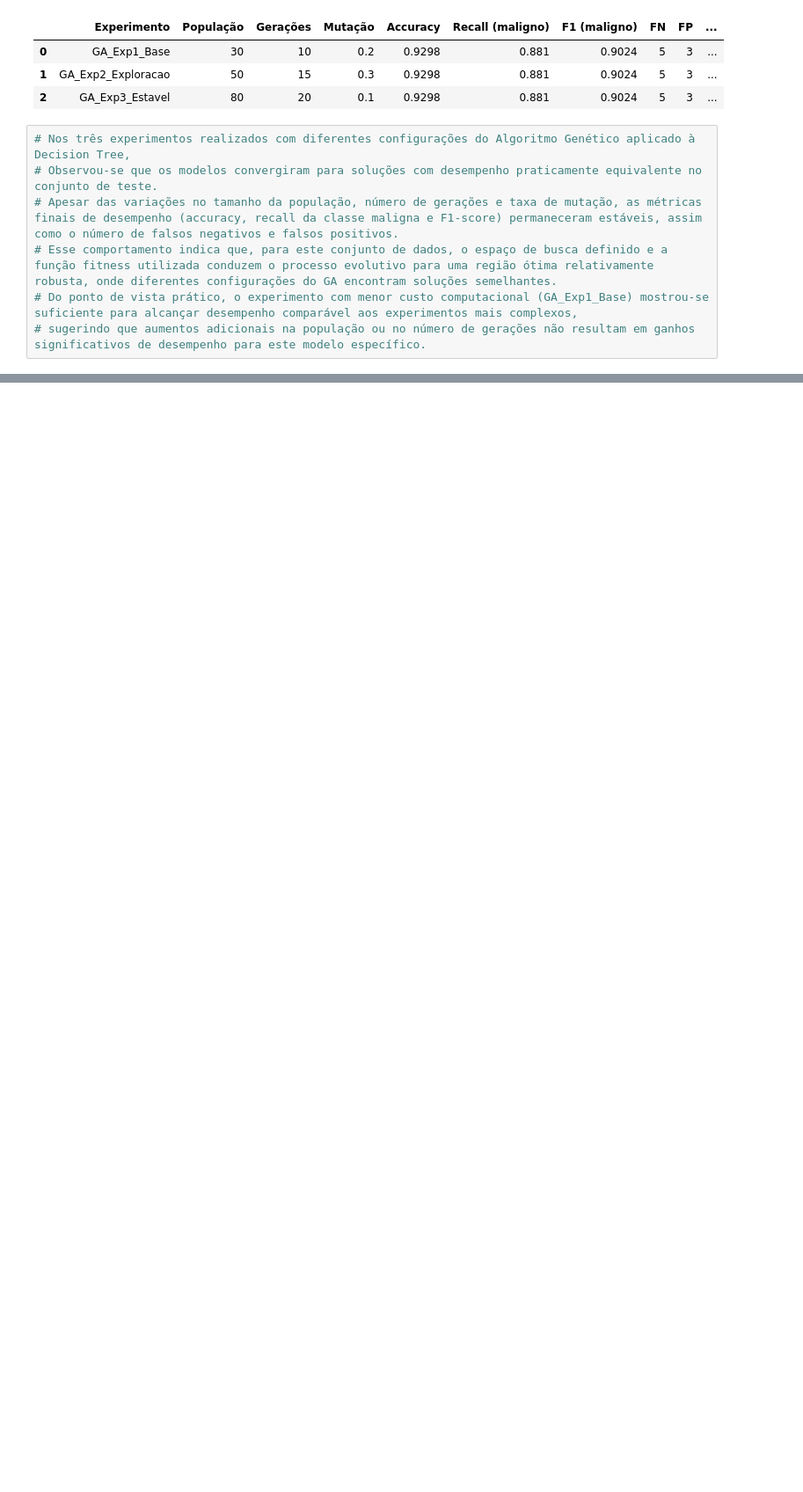
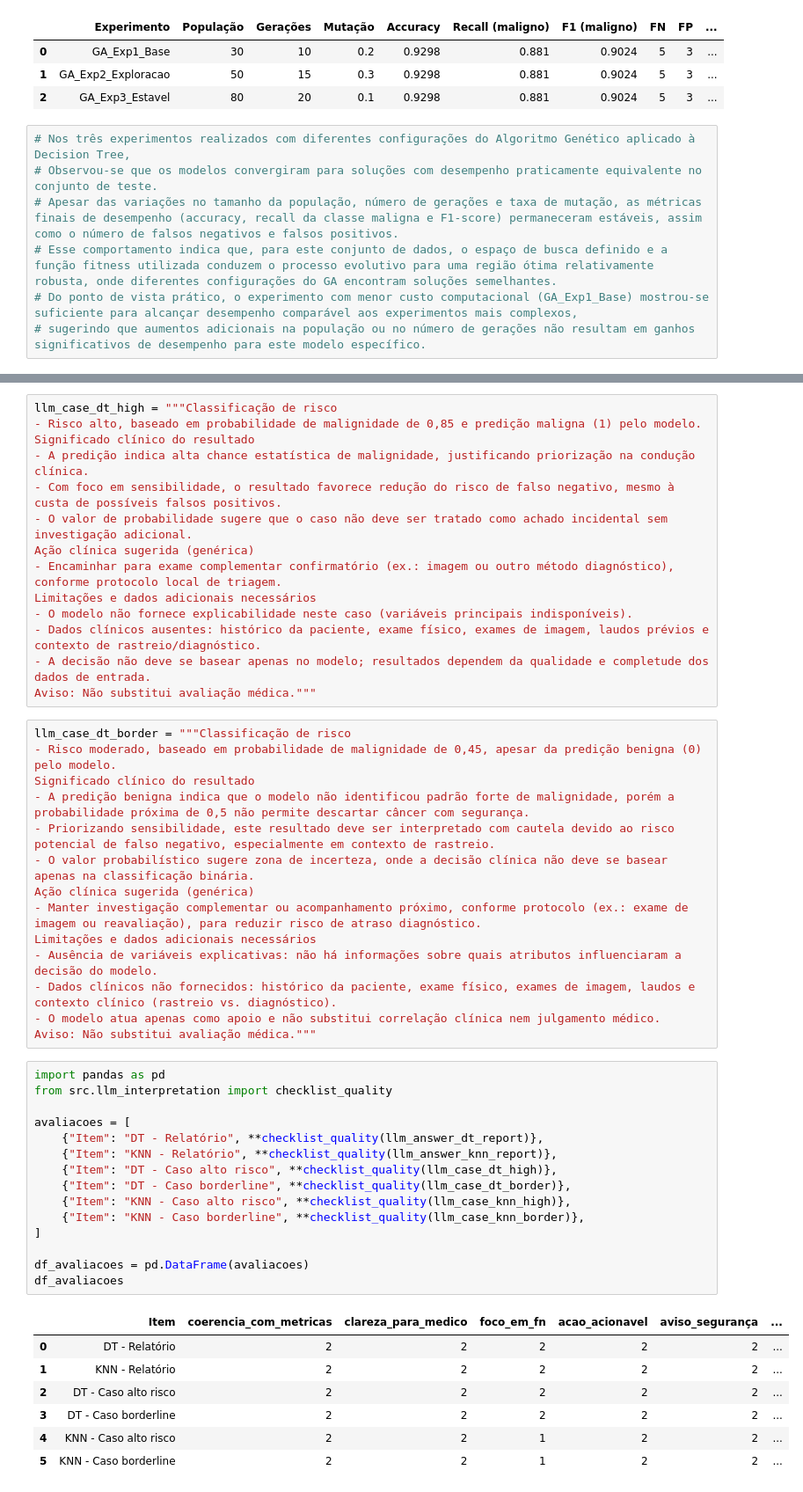
Before and after one commit to KeityPires/tech-challenge-ia-diagnostico, a Jupyter notebook: notebooks/02_exploracao_dados_cancer_mama.ipynb, the cells around one changed output, grey strips where cells are left out. Shown at 88% size. Drawn from its saved outputs; the diff is of its cells as text; blank space fills up the shorter version.

```diff
--- a/notebooks/02_exploracao_dados_cancer_mama.ipynb
+++ b/notebooks/02_exploracao_dados_cancer_mama.ipynb
@@ -1506,0 +1597,51 @@ Regras:
+# %%
+llm_case_dt_high = """Classificação de risco
+- Risco alto, baseado em probabilidade de malignidade de 0,85 e predição maligna (1) pelo modelo.
+Significado clínico do resultado
+- A predição indica alta chance estatística de malignidade, justificando priorização na condução clínica.
+- Com foco em sensibilidade, o resultado favorece redução do risco de falso negativo, mesmo à custa de possíveis falsos positivos.
+- O valor de probabilidade sugere que o caso não deve ser tratado como achado incidental sem investigação adicional.
+Ação clínica sugerida (genérica)
+- Encaminhar para exame complementar confirmatório (ex.: imagem ou outro método diagnóstico), conforme protocolo local de triagem.
+Limitações e dados adicionais necessários
+- O modelo não fornece explicabilidade neste caso (variáveis principais indisponíveis).
+- Dados clínicos ausentes: histórico da paciente, exame físico, exames de imagem, laudos prévios e contexto de rastreio/diagnóstico.
+- A decisão não deve se basear apenas no modelo; resultados dependem da qualidade e completude dos dados de entrada.
+Aviso: Não substitui avaliação médica."""
+# %%
+llm_case_dt_border = """Classificação de risco
+- Risco moderado, baseado em probabilidade de malignidade de 0,45, apesar da predição benigna (0) pelo modelo.
+Significado clínico do resultado
+- A predição benigna indica que o modelo não identificou padrão forte de malignidade, porém a probabilidade próxima de 0,5 não permite descartar câncer com segurança.
+- Priorizando sensibilidade, este resultado deve ser interpretado com cautela devido ao risco potencial de falso negativo, especialmente em contexto de rastreio.
+- O valor probabilístico sugere zona de incerteza, onde a decisão clínica não deve se basear apenas na classificação binária.
+Ação clínica sugerida (genérica)
+- Manter investigação complementar ou acompanhamento próximo, conforme protocolo (ex.: exame de imagem ou reavaliação), para reduzir risco de atraso diagnóstico.
+Limitações e dados adicionais necessários
+- Ausência de variáveis explicativas: não há informações sobre quais atributos influenciaram a decisão do modelo.
+- Dados clínicos não fornecidos: histórico da paciente, exame físico, exames de imagem, laudos e contexto clínico (rastreio vs. diagnóstico).
+- O modelo atua apenas como apoio e não substitui correlação clínica nem julgamento médico.
+Aviso: Não substitui avaliação médica."""
+# %%
+import pandas as pd
+from src.llm_interpretation import checklist_quality
+
+avaliacoes = [
+    {"Item": "DT - Relatório", **checklist_quality(llm_answer_dt_report)},
+    {"Item": "KNN - Relatório", **checklist_quality(llm_answer_knn_report)},
+    {"Item": "DT - Caso alto risco", **checklist_quality(llm_case_dt_high)},
+    {"Item": "DT - Caso borderline", **checklist_quality(llm_case_dt_border)},
+    {"Item": "KNN - Caso alto risco", **checklist_quality(llm_case_knn_high)},
+    {"Item": "KNN - Caso borderline", **checklist_quality(llm_case_knn_border)},
+]
+
+df_avaliacoes = pd.DataFrame(avaliacoes)
+df_avaliacoes
+# %% [output]
+|  | Item | coerencia_com_metricas | clareza_para_medico | foco_em_fn | acao_acionavel | aviso_segurança | ... |
+| 0 | DT - Relatório | 2 | 2 | 2 | 2 | 2 | ... |
+| 1 | KNN - Relatório | 2 | 2 | 2 | 2 | 2 | ... |
+| 2 | DT - Caso alto risco | 2 | 2 | 2 | 2 | 2 | ... |
+| 3 | DT - Caso borderline | 2 | 2 | 2 | 2 | 2 | ... |
+| 4 | KNN - Caso alto risco | 2 | 2 | 1 | 2 | 2 | ... |
+| 5 | KNN - Caso borderline | 2 | 2 | 1 | 2 | 2 | ... |
```
Also changed, not shown: parts of 12 cells of this notebook.
